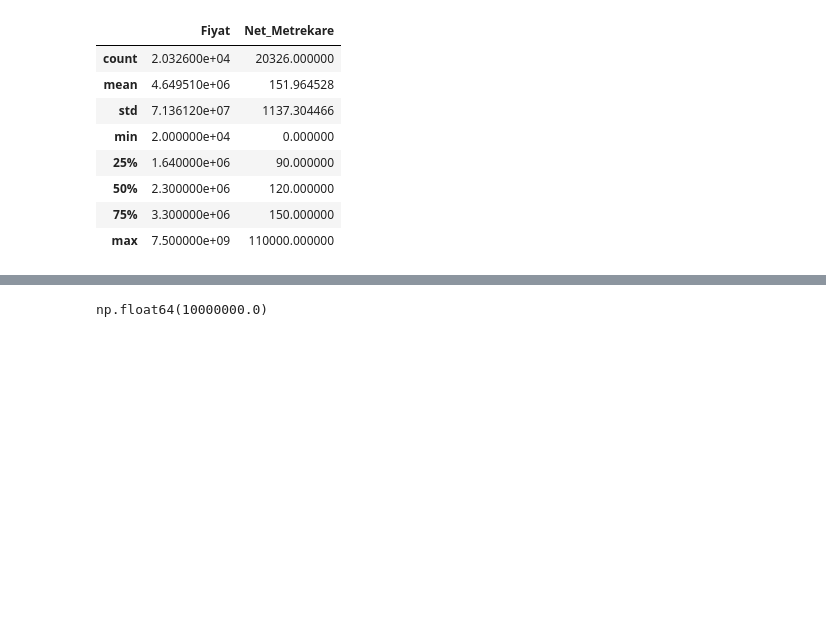
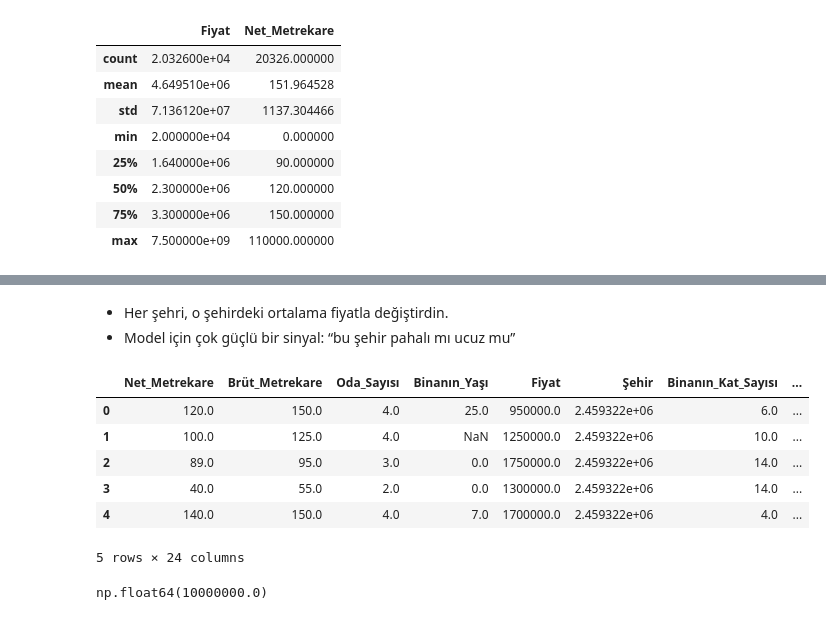
Before and after one commit to Yapay-zeka-dersi-projesi/Ev_fiyat_tahmin_sistemi, a Jupyter notebook: dataPreprocessing.ipynb, the cells around one changed output, grey strips where cells are left out. Saved outputs shown, nothing was run; the diff lists cells and outputs as text; code cells hidden in the pictures; blank space fills up the shorter version.

```diff
--- a/dataPreprocessing.ipynb
+++ b/dataPreprocessing.ipynb
@@ -49,0 +97,11 @@ data = data[(data['Fiyat'] >= 500000) & (data['Fiyat'] <= 10000000)]
+# %%
+yas_map = {
+    "0 (Yeni)": 0,
+    "1-5": 3,
+    "5-10": 7,
+    "11-15": 13,
+    "16-20": 18,
+    "21 Ve Üzeri": 25
+}
+
+data["Binanın_Yaşı"] = data["Binanın_Yaşı"].map(yas_map)
@@ -49,0 +111,2 @@ data = data[(data['Fiyat'] >= 500000) & (data['Fiyat'] <= 10000000)]
+# %%
+data = pd.get_dummies(data, columns=["Isıtma_Tipi"], drop_first=True)
@@ -49,0 +116,6 @@ data = data[(data['Fiyat'] >= 500000) & (data['Fiyat'] <= 10000000)]
+# %%
+kullanim_durumu_map = {
+    "Boş": 0,
+    "Kiracılı": 1
+}
+data["Kullanım_Durumu"] = data["Kullanım_Durumu"].map(kullanim_durumu_map)
@@ -50,3 +125,18 @@ data = data[(data['Fiyat'] >= 500000) & (data['Fiyat'] <= 10000000)]
+# %%
+data["Şehir"] = data.groupby("Şehir")["Fiyat"].transform("mean")
+# %% [markdown]
+- Her şehri, o şehirdeki ortalama fiyatla değiştirdin.
+- Model için çok güçlü bir sinyal: “bu şehir pahalı mı ucuz mu”
+# %%
+data.head()
+# %% [output]
+|  | Net_Metrekare | Brüt_Metrekare | Oda_Sayısı | Binanın_Yaşı | Fiyat | Şehir | Binanın_Kat_Sayısı | ... |
+| 0 | 120.0 | 150.0 | 4.0 | 25.0 | 950000.0 | 2.459322e+06 | 6.0 | ... |
+| 1 | 100.0 | 125.0 | 4.0 | NaN | 1250000.0 | 2.459322e+06 | 10.0 | ... |
+| 2 | 89.0 | 95.0 | 3.0 | 0.0 | 1750000.0 | 2.459322e+06 | 14.0 | ... |
+| 3 | 40.0 | 55.0 | 2.0 | 0.0 | 1300000.0 | 2.459322e+06 | 14.0 | ... |
+| 4 | 140.0 | 150.0 | 4.0 | 7.0 | 1700000.0 | 2.459322e+06 | 4.0 | ... |
+5 rows × 24 columns
 # %%
 data['Fiyat'].max()
 # %% [output]
```
Also changed, not shown: parts of 15 cells of this notebook, 4 other files.
